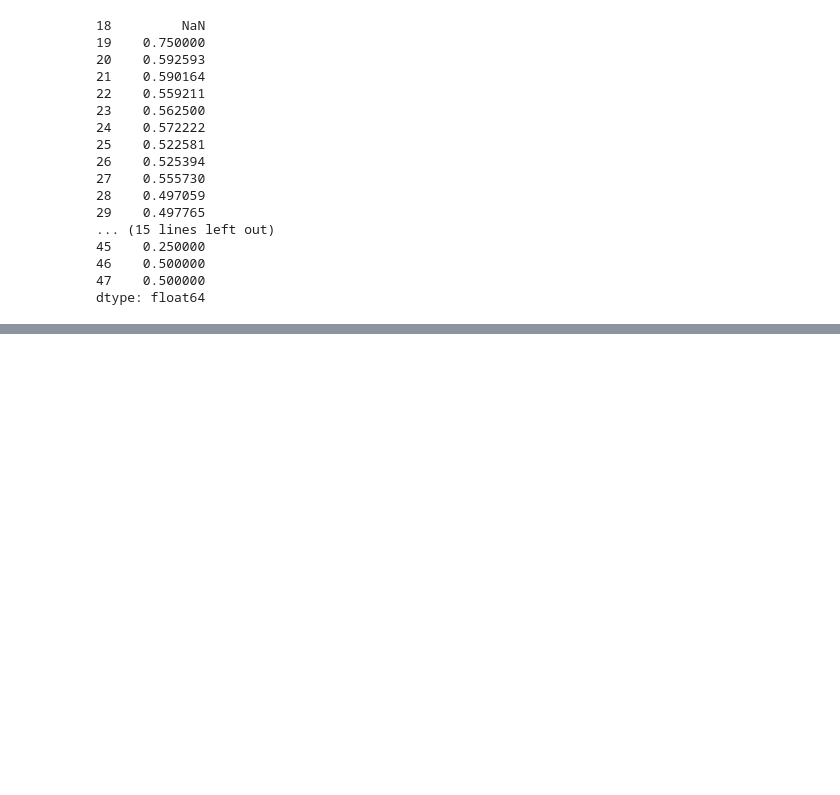
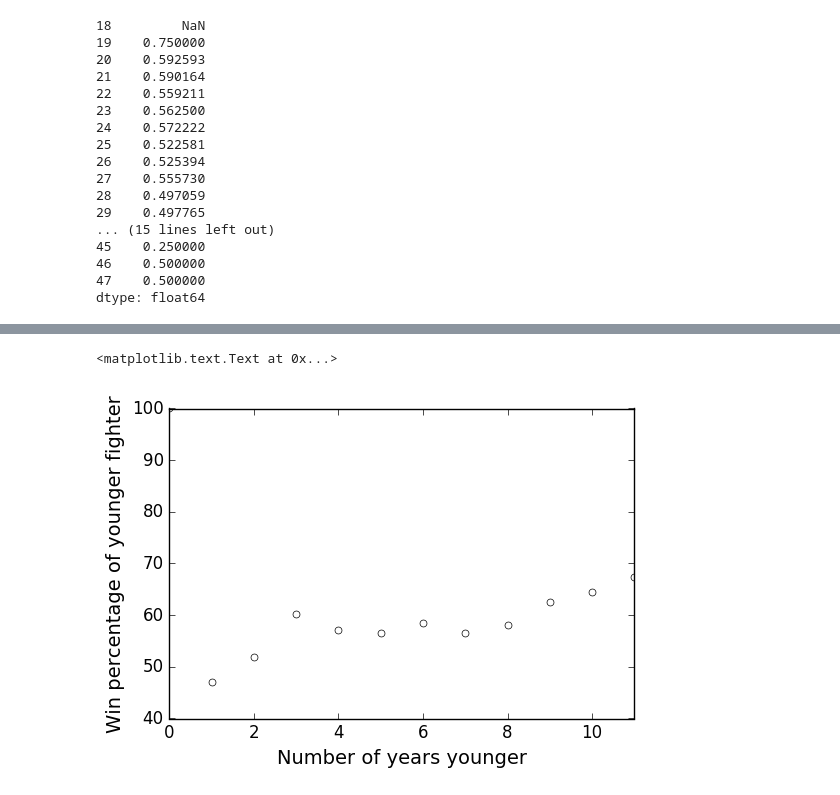
Before and after one commit to jhalverson/data_science, a Jupyter notebook: misc/mma_analytics/part4_winning_percentage.ipynb, the cells around one changed output, grey strips where cells are left out. Saved outputs shown, nothing was run; the diff lists cells and outputs as text; code cells hidden in the pictures; blank space fills up the shorter version.

```diff
--- a/misc/mma_analytics/part4_winning_percentage.ipynb
+++ b/misc/mma_analytics/part4_winning_percentage.ipynb
@@ -198,3 +228,6 @@ x
 46    0.500000
 47    0.500000
 dtype: float64
+# %%
+delta_age = (wins.Age_L - wins.Age).value_counts().sort_index()
+delta_age
@@ -200,0 +252,3 @@ dtype: float64
+# %%
+s = delta_age.loc[0:17]
+s
@@ -200,0 +275,3 @@ dtype: float64
+# %%
+delta_age_overall = np.abs(wins.Age - wins.Age_L).value_counts().sort_index()
+delta_age_overall
@@ -200,0 +298,8 @@ dtype: float64
+# %%
+plt.plot(delta_age_overall.index, 100 * s / delta_age_overall, 'wo', y)
+plt.xlim(0, 11)
+plt.xlabel('Number of years younger')
+plt.ylabel('Win percentage of younger fighter')
+# %% [output]
+<matplotlib.text.Text at 0x...>
+[figure, added]
```
Also changed, not shown: parts of 9 cells of this notebook.
